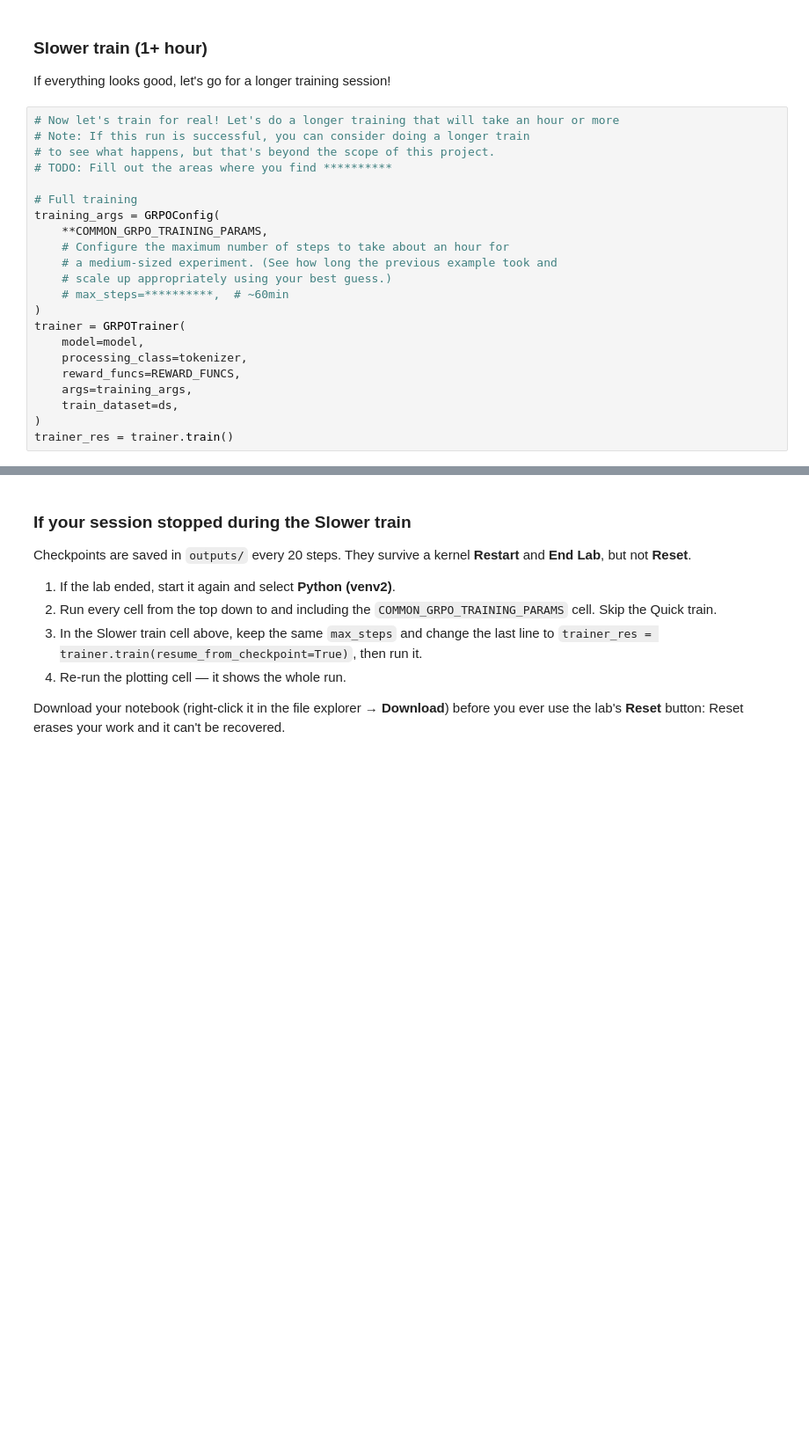
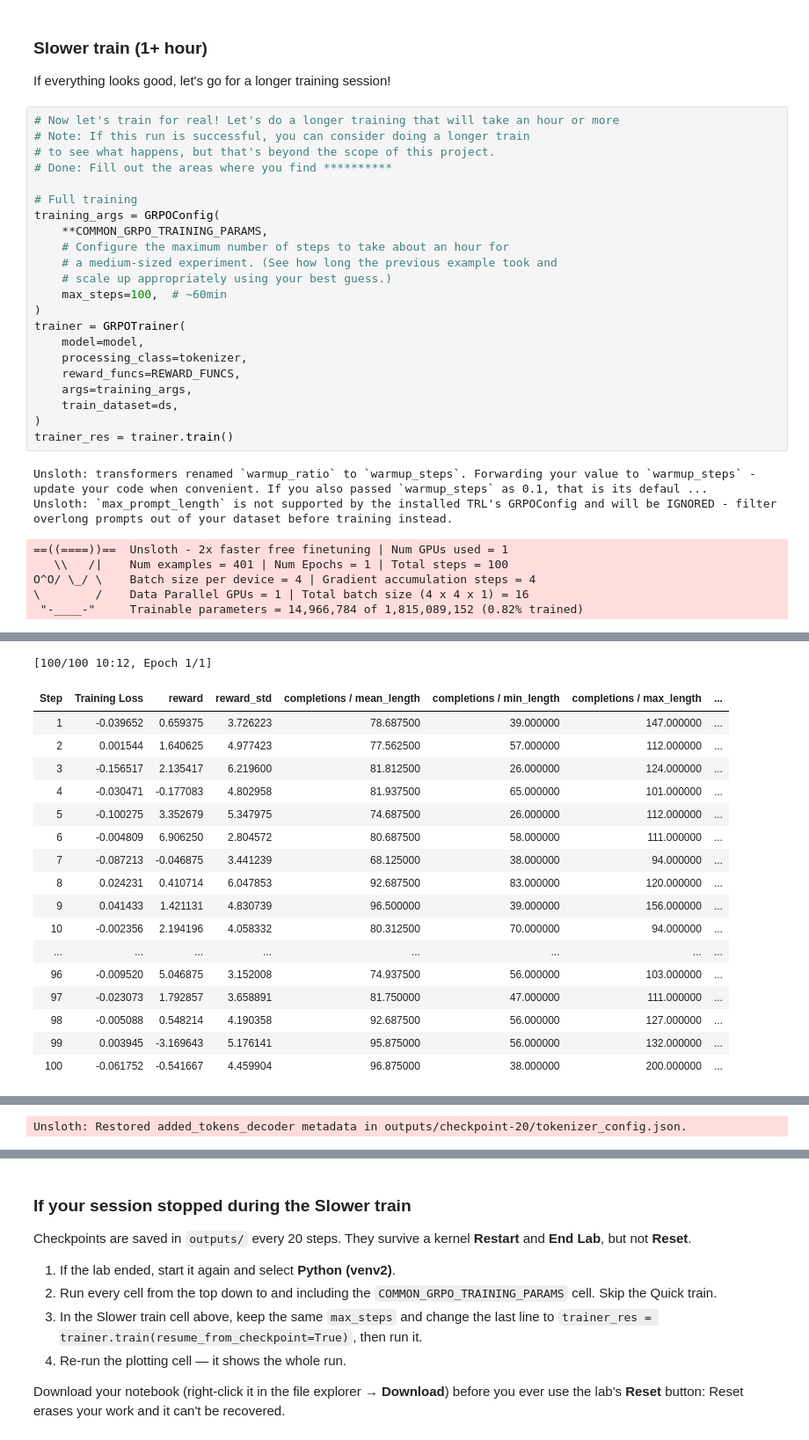
Before and after one commit to flaviofrancisco/ai-masters-projects, a Jupyter notebook: 01-generative-ai/gen_ai_fundamentals_project_starter.ipynb, the cells around one changed output, grey strips where cells are left out. Shown at 88% size. Saved outputs shown, nothing was run; the diff lists cells and outputs as text; blank space fills up the shorter version.

```diff
--- a/01-generative-ai/gen_ai_fundamentals_project_starter.ipynb
+++ b/01-generative-ai/gen_ai_fundamentals_project_starter.ipynb
@@ -1383,7 +1342,7 @@ If everything looks good, let's go for a longer training session!
 # Now let's train for real! Let's do a longer training that will take an hour or more
 # Note: If this run is successful, you can consider doing a longer train
 # to see what happens, but that's beyond the scope of this project.
-# TODO: Fill out the areas where you find **********
+# Done: Fill out the areas where you find **********
 
 # Full training
 training_args = GRPOConfig(
@@ -1391,7 +1350,7 @@ training_args = GRPOConfig(
     # Configure the maximum number of steps to take about an hour for
     # a medium-sized experiment. (See how long the previous example took and
     # scale up appropriately using your best guess.)
-    # max_steps=**********,  # ~60min
+    max_steps=100,  # ~60min
 )
 trainer = GRPOTrainer(
     model=model,
@@ -1401,3 +1360,11 @@ trainer = GRPOTrainer(
     train_dataset=ds,
 )
 trainer_res = trainer.train()
+# %% [output]
+Unsloth: transformers renamed `warmup_ratio` to `warmup_steps`. Forwarding your value to `warmup_steps` - update your code when convenient. If you also passed `warmup_steps` as 0.1, that is its defaul ...
+Unsloth: `max_prompt_length` is not supported by the installed TRL's GRPOConfig and will be IGNORED - filter overlong prompts out of your dataset before training instead.
+==((====))==  Unsloth - 2x faster free finetuning | Num GPUs used = 1
+   \\   /|    Num examples = 401 | Num Epochs = 1 | Total steps = 100
+O^O/ \_/ \    Batch size per device = 4 | Gradient accumulation steps = 4
+\        /    Data Parallel GPUs = 1 | Total batch size (4 x 4 x 1) = 16
+ "-____-"     Trainable parameters = 14,966,784 of 1,815,089,152 (0.82% trained)
@@ -1403,0 +1388,18 @@ trainer_res = trainer.train()
+[100/100 10:12, Epoch 1/1]
+| Step | Training Loss | reward | reward_std | completions / mean_length | completions / min_length | completions / max_length | ... |
+| 1 | -0.039652 | 0.659375 | 3.726223 | 78.687500 | 39.000000 | 147.000000 | ... |
+| 2 | 0.001544 | 1.640625 | 4.977423 | 77.562500 | 57.000000 | 112.000000 | ... |
+| 3 | -0.156517 | 2.135417 | 6.219600 | 81.812500 | 26.000000 | 124.000000 | ... |
+| 4 | -0.030471 | -0.177083 | 4.802958 | 81.937500 | 65.000000 | 101.000000 | ... |
+| 5 | -0.100275 | 3.352679 | 5.347975 | 74.687500 | 26.000000 | 112.000000 | ... |
+| 6 | -0.004809 | 6.906250 | 2.804572 | 80.687500 | 58.000000 | 111.000000 | ... |
+| 7 | -0.087213 | -0.046875 | 3.441239 | 68.125000 | 38.000000 | 94.000000 | ... |
+| 8 | 0.024231 | 0.410714 | 6.047853 | 92.687500 | 83.000000 | 120.000000 | ... |
+| 9 | 0.041433 | 1.421131 | 4.830739 | 96.500000 | 39.000000 | 156.000000 | ... |
+| 10 | -0.002356 | 2.194196 | 4.058332 | 80.312500 | 70.000000 | 94.000000 | ... |
+| ... | ... | ... | ... | ... | ... | ... | ... |
+| 96 | -0.009520 | 5.046875 | 3.152008 | 74.937500 | 56.000000 | 103.000000 | ... |
+| 97 | -0.023073 | 1.792857 | 3.658891 | 81.750000 | 47.000000 | 111.000000 | ... |
+| 98 | -0.005088 | 0.548214 | 4.190358 | 92.687500 | 56.000000 | 127.000000 | ... |
+| 99 | 0.003945 | -3.169643 | 5.176141 | 95.875000 | 56.000000 | 132.000000 | ... |
+| 100 | -0.061752 | -0.541667 | 4.459904 | 96.875000 | 38.000000 | 200.000000 | ... |
@@ -1403,0 +1423 @@ trainer_res = trainer.train()
+Unsloth: Restored added_tokens_decoder metadata in outputs/checkpoint-20/tokenizer_config.json.
```
Also changed, not shown: parts of 18 cells of this notebook.
